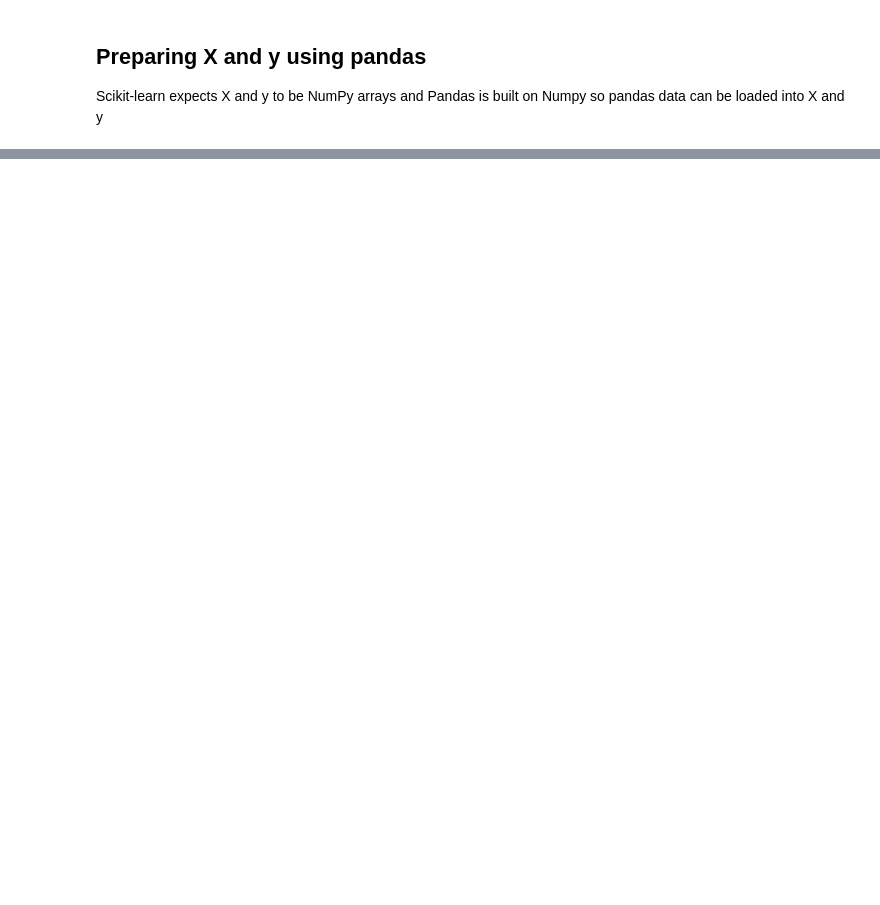
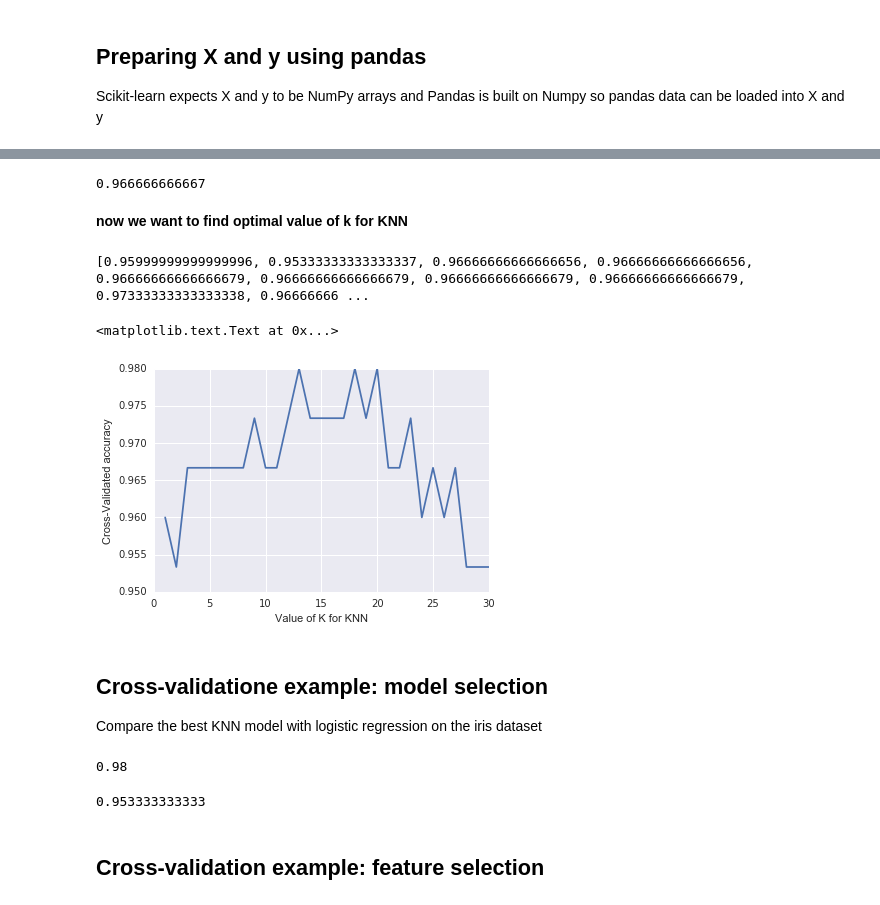
Before and after one commit to hyunhw/Practice-and-notes, a Jupyter notebook: Scikit_Pandas_tutorial.ipynb, the cells around one changed output, grey strips where cells are left out. Saved outputs shown, nothing was run; the diff lists cells and outputs as text; code cells hidden in the pictures; blank space fills up the shorter version.

```diff
--- a/Scikit_Pandas_tutorial.ipynb
+++ b/Scikit_Pandas_tutorial.ipynb
@@ -289,0 +459,51 @@ Scikit-learn expects X and y to be NumPy arrays and Pandas is built on Numpy so
+# %%
+iris = load_iris()
+
+X=iris.data
+y=iris.target
+# %%
+#10-fold cross-validation with k=5 for KNN
+knn = KNeighborsClassifier(n_neighbors=5)
+scores=cross_val_score(knn, X, y, cv=10, scoring='accuracy') #accuracy for 10 cv examples
+# %%
+#out of sample accuracy
+print scores.mean()
+# %% [output]
+0.966666666667
+# %% [markdown]
+**now we want to find optimal value of k for KNN**
+# %%
+k_range=range(1,31)
+k_scores=[]
+for k in k_range:
+    knn=KNeighborsClassifier(n_neighbors=k)
+    scores = cross_val_score(knn, X, y, cv=10, scoring='accuracy')
+    k_scores.append(scores.mean())
+print k_scores
+# %% [output]
+[0.95999999999999996, 0.95333333333333337, 0.96666666666666656, 0.96666666666666656, 0.96666666666666679, 0.96666666666666679, 0.96666666666666679, 0.96666666666666679, 0.97333333333333338, 0.96666666 ...
+# %%
+plt.plot(k_range, k_scores)
+plt.xlabel('Value of K for KNN')
+plt.ylabel('Cross-Validated accuracy')
+# %% [output]
+<matplotlib.text.Text at 0x...>
+[figure, added]
+# %% [markdown]
+## Cross-validatione example: model selection
+Compare the best KNN model with logistic regression on the iris dataset
+# %%
+#10-fold cross-validation with the best KNN model
+knn = KNeighborsClassifier(n_neighbors=20)
+print cross_val_score(knn, X, y, cv=10, scoring='accuracy').mean()
+# %% [output]
+0.98
+# %%
+#10-fold cross-validation with Logistic regression
+from sklearn.linear_model import LogisticRegression
+logreg=LogisticRegression()
+print cross_val_score(logreg,X,y,cv=10,scoring='accuracy').mean()
+# %% [output]
+0.953333333333
+# %% [markdown]
+## Cross-validation example: feature selection
```
Also changed, not shown: parts of 38 cells of this notebook.
